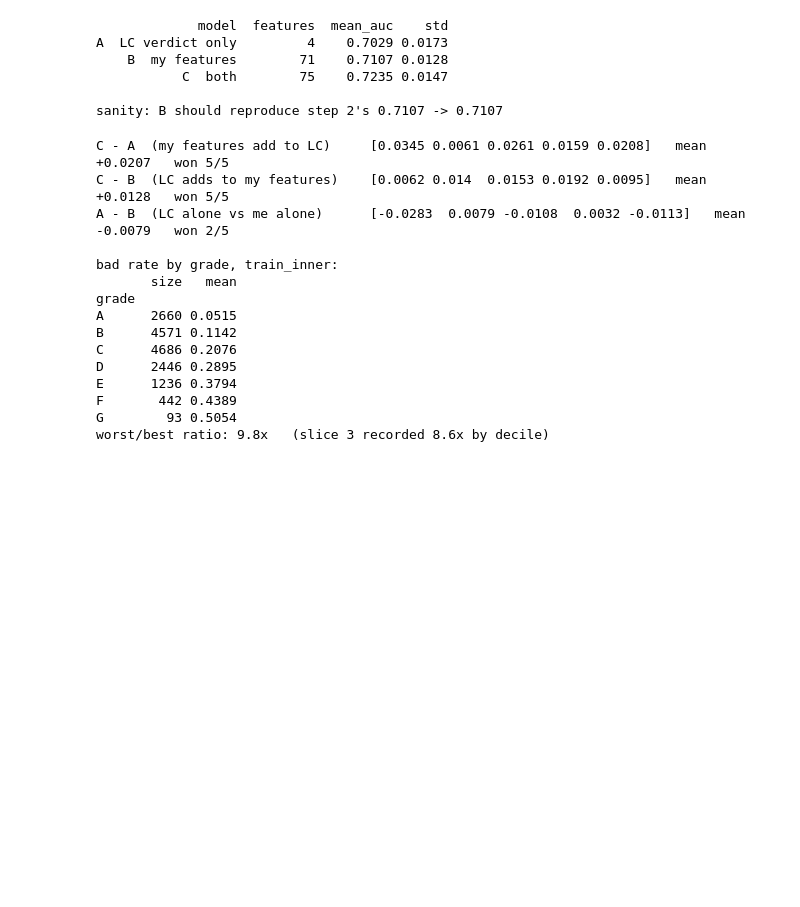
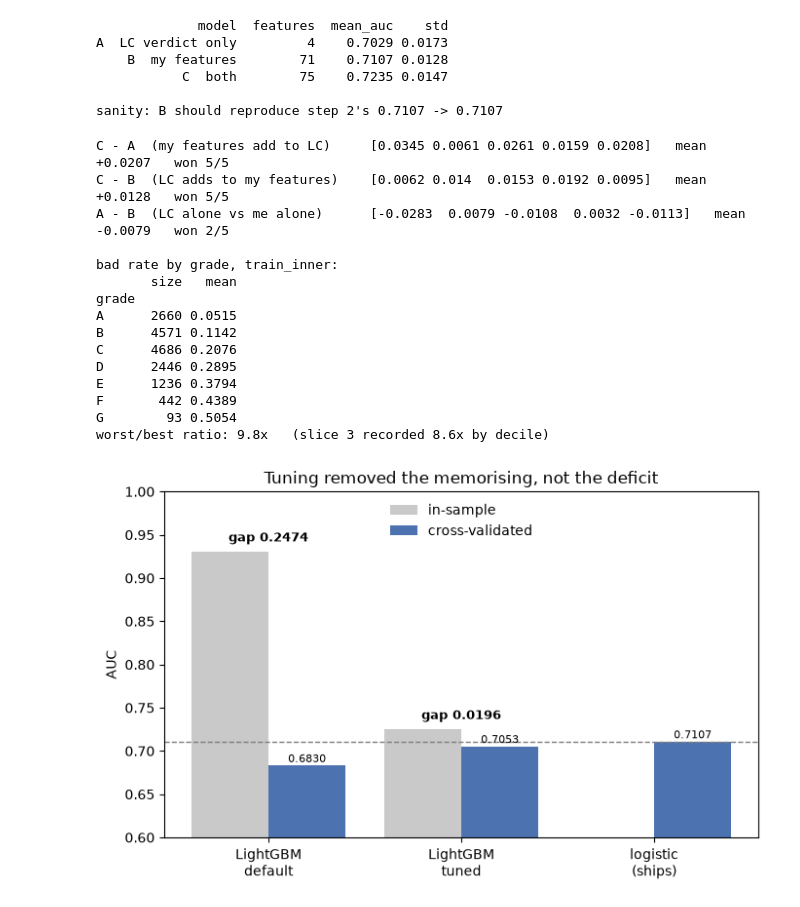
Before and after one commit to Mehdi-mo/credit-risk-engine, a Jupyter notebook: notebooks/06_strong_model.ipynb, the cells around one changed output. Cells and saved outputs as stored; diff of their text form; code cells hidden in the pictures; blank space fills up the shorter version.

Commit message:
slice 6: write-up and figures

```diff
--- a/notebooks/06_strong_model.ipynb
+++ b/notebooks/06_strong_model.ipynb
@@ -1203,3 +1203,99 @@ E      1236 0.3794
 F       442 0.4389
 G        93 0.5054
 worst/best ratio: 9.8x   (slice 3 recorded 8.6x by decile)
+# %%
+# ============ CELL 27: step 8 - the three figures =======================
+import matplotlib.pyplot as plt
+import numpy as np
+from pathlib import Path
+
+Path("../figures").mkdir(exist_ok=True)
+
+# recorded results from the search (cells 9-13 predate the kernel restart)
+TUNED_CV   = 0.7053
+DEFAULT_CV = scores_lgb.mean()
+LOGREG_CV  = scores_logreg.mean()
+
+# in-sample is cheap to recompute - lgbm_tuned is fitted and in memory
+TUNED_IN   = roc_auc_score(y_train_inner,
+                           lgbm_tuned.predict_proba(X_train_inner)[:, 1])
+DEFAULT_IN = auc_in_sample
+
+
+# ---- figure 1: the overfit gap, before and after tuning ---------------
+fig, ax = plt.subplots(figsize=(7, 4.5))
+
+labels = ["LightGBM\ndefault", "LightGBM\ntuned", "logistic\n(ships)"]
+insamp = [DEFAULT_IN, TUNED_IN, np.nan]
+cv     = [DEFAULT_CV, TUNED_CV, LOGREG_CV]
+x      = np.arange(3)
+
+ax.bar(x - 0.2, insamp, 0.4, label="in-sample", color="#c9c9c9")
+ax.bar(x + 0.2, cv,     0.4, label="cross-validated", color="#4c72b0")
+
+for i, (a, b) in enumerate(zip(insamp, cv)):
+    if not np.isnan(a):
+        ax.annotate(f"gap {a - b:.4f}", (i, a + 0.012),
+                    ha="center", fontsize=9, weight="bold")
+    ax.annotate(f"{b:.4f}", (i + 0.2, b + 0.004), ha="center", fontsize=8)
+
+ax.axhline(LOGREG_CV, ls="--", lw=1, color="grey")
+ax.set_xticks(x); ax.set_xticklabels(labels)
+ax.set_ylabel("AUC"); ax.set_ylim(0.6, 1.0)
+ax.set_title("Tuning removed the memorising, not the deficit")
+ax.legend(frameon=False)
+fig.tight_layout()
+fig.savefig("../figures/slice06_overfit_gap.png", dpi=150)
+plt.show()
+
+
+# ---- figure 2: the paired bootstrap -----------------------------------
+fig, ax = plt.subplots(figsize=(7, 4.5))
+
+d      = boot["auc_diff"]
+lo, hi = np.percentile(d, [2.5, 97.5])
+point  = roc_auc_score(y_test, p_lgb_test) - roc_auc_score(y_test, p_log_test)
+
+ax.hist(d, bins=60, color="#4c72b0", alpha=0.8)
+ax.axvspan(lo, hi, color="#4c72b0", alpha=0.15)
+ax.axvline(0,     color="black", lw=1.5, label="no difference")
+ax.axvline(point, color="#c44e52", lw=2,
+           label=f"observed {point:+.4f}")
+
+ax.set_xlabel("tuned LightGBM AUC  −  logistic AUC  (same test rows)")
+ax.set_ylabel("resamples")
+ax.set_title(f"2,000 paired resamples: 95% interval "
+             f"[{lo:+.4f}, {hi:+.4f}] excludes zero")
+ax.legend(frameon=False)
+fig.tight_layout()
+fig.savefig("../figures/slice06_paired_bootstrap.png", dpi=150)
+plt.show()
+
+
+# ---- figure 3: the verdict ladder -------------------------------------
+fig, ax = plt.subplots(figsize=(7, 4.5))
+
+sets = [("A\nLC verdict only\n(4 features)",  scores_A),
+        ("B\nmy features\n(71 features)",     scores_B),
+        ("C\nboth\n(75 features)",            scores_C)]
+
+for i, (name, s) in enumerate(sets):
+    ax.bar(i, s.mean(), 0.55, color="#4c72b0", alpha=0.75)
+    ax.scatter(np.full(len(s), i), s, color="black", zorder=3, s=22)
+    ax.annotate(f"{s.mean():.4f}", (i, s.mean() + 0.004),
+                ha="center", fontsize=9, weight="bold")
+
+ax.set_xticks(range(3)); ax.set_xticklabels([n for n, _ in sets])
+ax.set_ylabel("CV AUC"); ax.set_ylim(0.62, 0.76)
+ax.set_title("Four of LC's columns match 71 of mine - and they combine")
+ax.annotate("", xy=(2, 0.745), xytext=(0, 0.745),
+            arrowprops=dict(arrowstyle="<->", color="#c44e52"))
+ax.annotate(f"C − A = +{(scores_C - scores_A).mean():.4f}, 5/5 folds",
+            (1, 0.748), ha="center", color="#c44e52", fontsize=9)
+fig.tight_layout()
+fig.savefig("../figures/slice06_verdict_ladder.png", dpi=150)
+plt.show()
+
+print("saved 3 figures to ../figures/")
+# %% [output]
+[figure, added]
```
Also changed, not shown: parts of 1 cell of this notebook, 4 other files.
